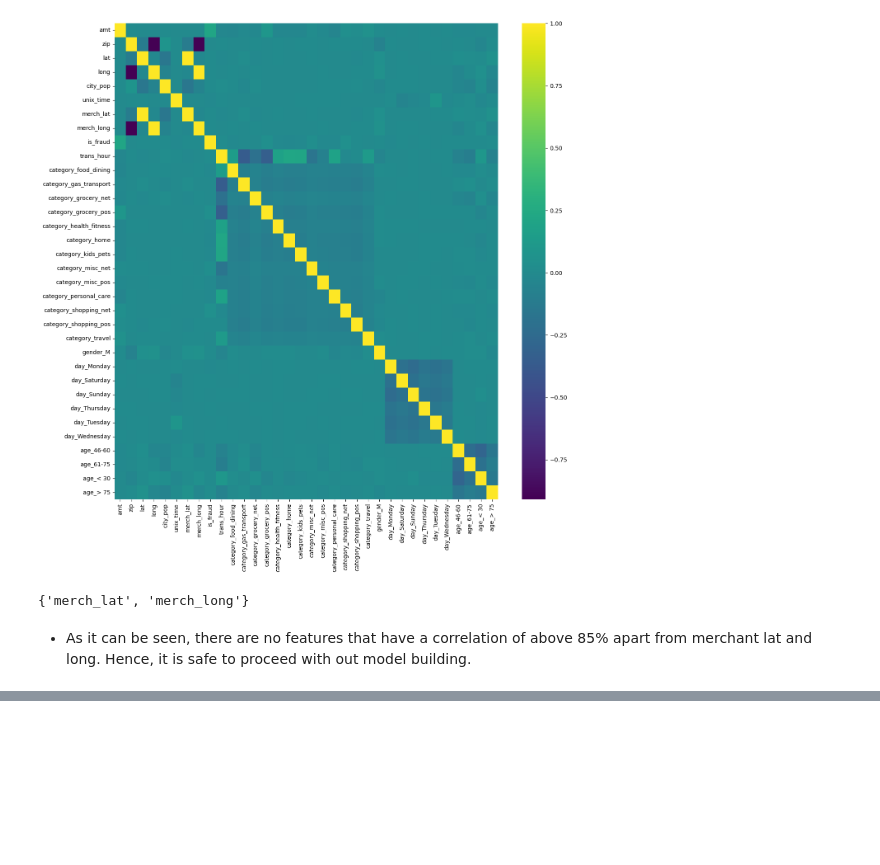
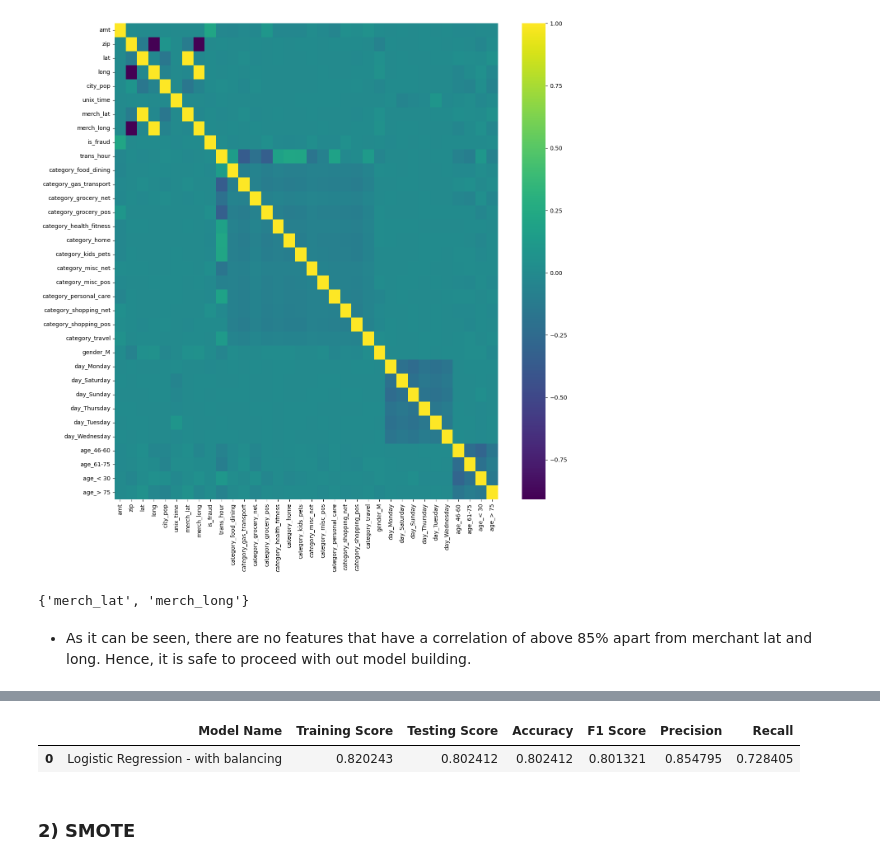
Before and after one commit to yashvisharma1204/financial_fraud_detection, a Jupyter notebook: notebooks/credit-card-fraud.ipynb, the cells around one changed output, grey strips where cells are left out. Cells and saved outputs as stored; diff of their text form; code cells hidden in the pictures; blank space fills up the shorter version.

```diff
--- a/notebooks/credit-card-fraud.ipynb
+++ b/notebooks/credit-card-fraud.ipynb
@@ -1010,0 +1125,6 @@ corr_features
+# %%
+lrr = LogisticRegression(random_state=42)
+model = lrr.fit(X_train, y_train)
+# %%
+y_train_pred = model.predict(X_train)
+y_test_pred = model.predict(X_test)
@@ -1010,0 +1142,21 @@ corr_features
+# %%
+model_name = 'Logistic Regression - with balancing'
+train_score = model.score(X_train, y_train)
+test_score = model.score(X_test, y_test)
+acc_score = accuracy_score(y_test, y_test_pred)
+f_score = f1_score(y_test, y_test_pred, average='weighted')
+precision = precision_score(y_test, y_test_pred)
+recall = recall_score(y_test, y_test_pred)
+# %%
+evaluate_df = pd.DataFrame(
+    [[model_name, train_score, test_score, acc_score, f_score, precision, recall]],
+    columns=['Model Name', 'Training Score', 'Testing Score', 'Accuracy',
+             'F1 Score', 'Precision', 'Recall']
+)
+# %%
+evaluate_df
+# %% [output]
+|  | Model Name | Training Score | Testing Score | Accuracy | F1 Score | Precision | Recall |
+| 0 | Logistic Regression - with balancing | 0.820243 | 0.802412 | 0.802412 | 0.801321 | 0.854795 | 0.728405 |
+# %% [markdown]
+### **2) SMOTE**
```
Also changed, not shown: parts of 84 cells of this notebook.
